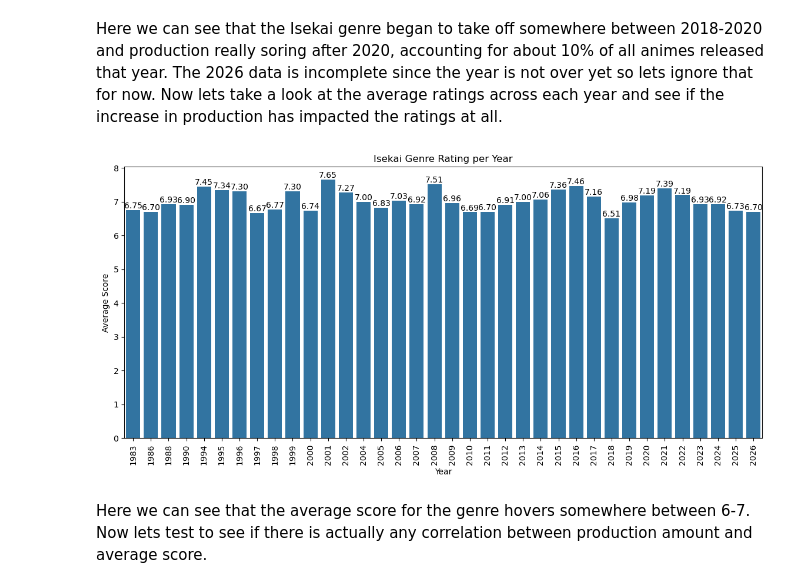
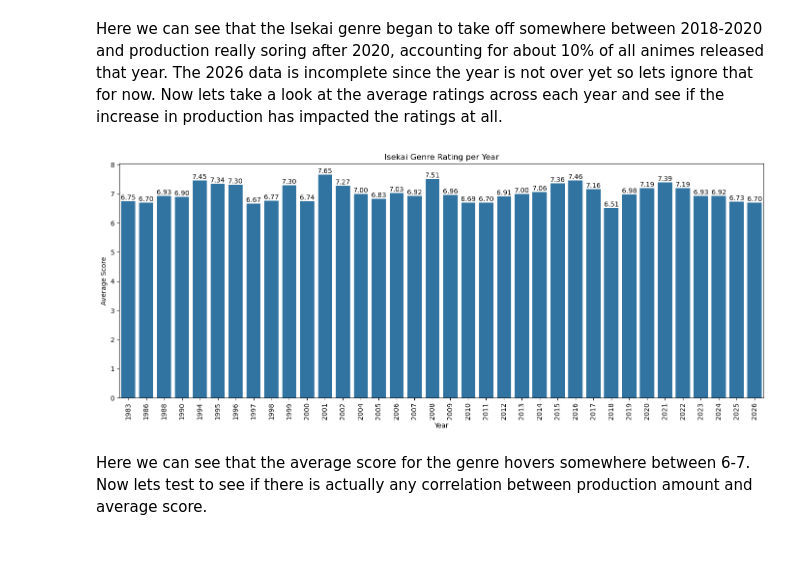
Before and after one commit to COGS108/Group139_WI26, a Jupyter notebook: 02-EDACheckpoint.ipynb, the cells around one changed output. Drawn from its saved outputs; the diff is of its cells as text; code cells hidden in the pictures; blank space fills up the shorter version.

```diff
--- a/02-EDACheckpoint.ipynb
+++ b/02-EDACheckpoint.ipynb
@@ -508,20 +429,21 @@ Here we can see that the Isekai genre began to take off somewhere between 2018-2
 # %%
 #calculates average ratings each year and plots bar chart
 ratings_per_year = df.groupby(df['year'])['score'].mean()
 plt.figure(figsize=(14,6))
 ax = ax = sns.barplot(
     x=ratings_per_year.index,
     y=ratings_per_year.values
 )
 plt.title("Isekai Genre Rating per Year")
 plt.xlabel('Year')
 plt.ylabel('Average Score')
 plt.xticks(rotation=90)
 ax.bar_label(ax.containers[0], fmt="%.2f")
 
+plt.tight_layout()
 plt.show()
 # %% [output]
-[figure, old version]
+[figure, new version]
 # %% [markdown]
 Here we can see that the average score for the genre hovers somewhere between 6-7. Now lets test to see if there is actually any correlation between production amount and average score.
 # %%
```
Also changed, not shown: parts of 41 cells of this notebook, 7 other files.
